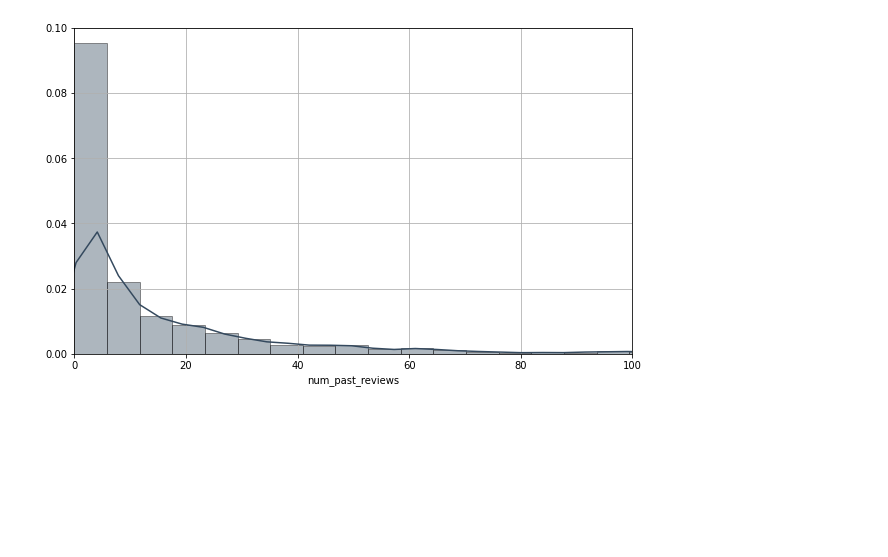
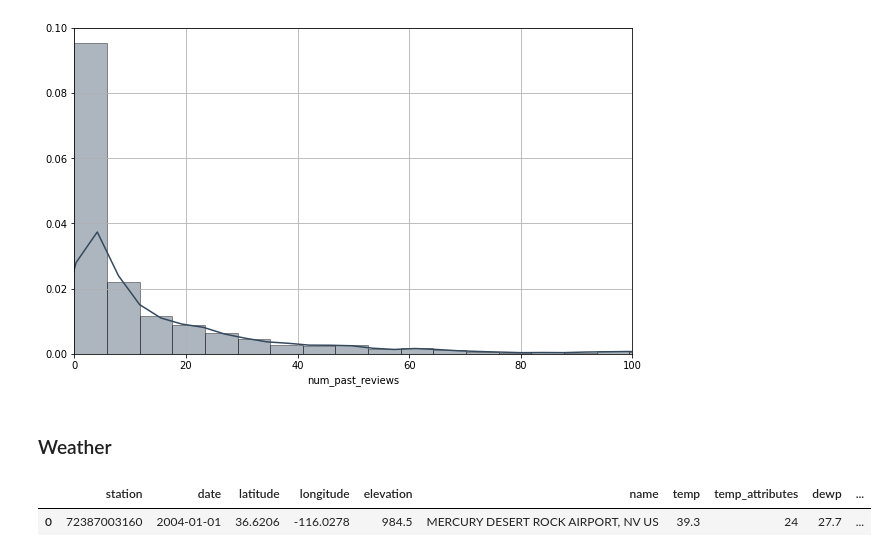
Before and after one commit to RishabPanyam96/Las_Vegas_Food_Inspection, a Jupyter notebook: code/Vizual.ipynb, the cells around one changed output. Drawn from its saved outputs; the diff is of its cells as text; code cells hidden in the pictures; blank space fills up the shorter version.

```diff
--- a/code/Vizual.ipynb
+++ b/code/Vizual.ipynb
@@ -727,0 +726,14 @@ sample.employee_id.unique()
+# %% [markdown]
+### Weather
+# %%
+weather = pd.read_csv(r"/content/drive/My Drive/DPA Project files/LasVegasWeather.csv")
+# %%
+cols = []
+for i in range(len(weather.columns)):
+  cols.append(weather.columns[i].lower())
+weather.columns = cols
+# %%
+weather.head(1)
+# %% [output]
+|  | station | date | latitude | longitude | elevation | name | temp | temp_attributes | dewp | ... |
+| 0 | 72387003160 | 2004-01-01 | 36.6206 | -116.0278 | 984.5 | MERCURY DESERT ROCK AIRPORT, NV US | 39.3 | 24 | 27.7 | ... |
```
Also changed, not shown: parts of 12 cells of this notebook.
